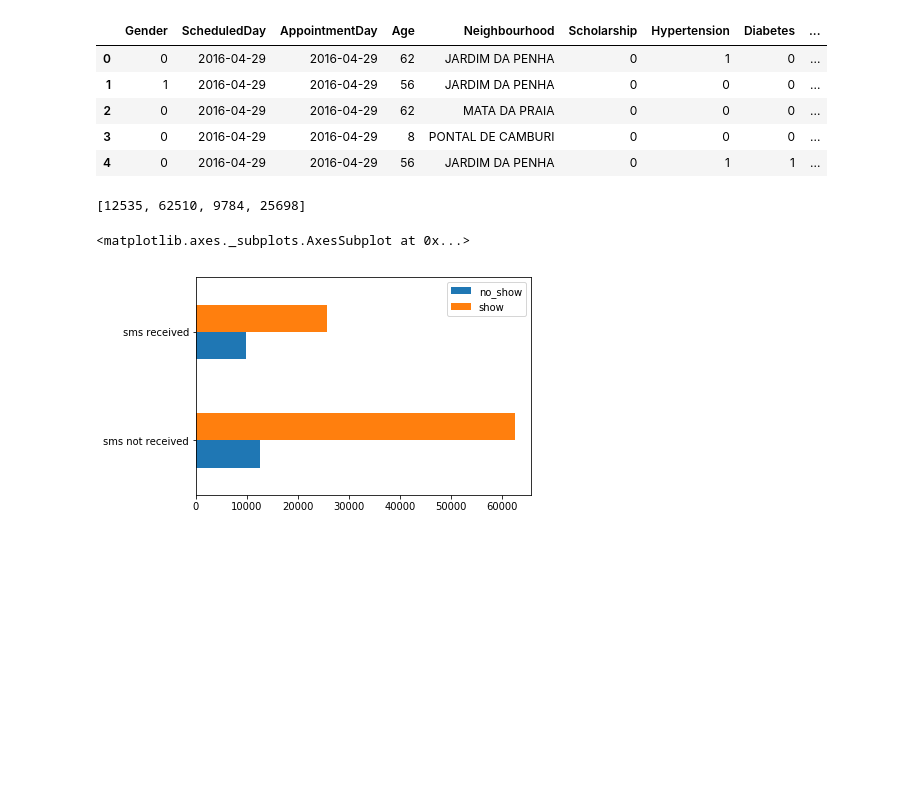
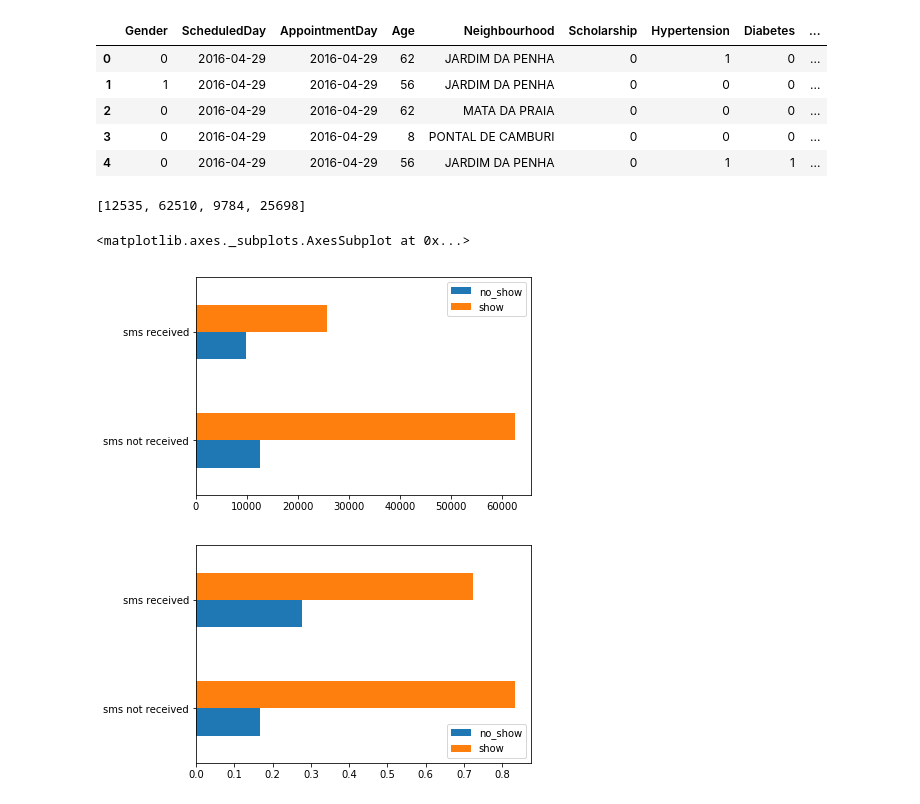
Before and after one commit to silicon-valley-gods-eye/Medical-Appointment-No-Shows, a Jupyter notebook: main.ipynb, the cells around one changed output. Cells and saved outputs as stored; diff of their text form; code cells hidden in the pictures; blank space fills up the shorter version.

```diff
--- a/main.ipynb
+++ b/main.ipynb
@@ -59,25 +59,36 @@ Unique Values in `NoShow` => [0 1]
 # %%
 sms = df['SMSReceived'].tolist()
 noshow = df['NoShow'].tolist()
 
 sms_noshow_list = []
 for i in range(len(df)):
     sms_noshow_list.append((sms[i], noshow[i]))
 np.array(sms_noshow_list)
 
 no_sms_noshow = sms_noshow_list.count((0,1))
 no_sms_show = sms_noshow_list.count((0,0))
 sms_noshow = sms_noshow_list.count((1,1))
 sms_show = sms_noshow_list.count((1,0))
 print([no_sms_noshow, no_sms_show, sms_noshow, sms_show])
 
 sms_df = pd.DataFrame({'no_show':[no_sms_noshow, sms_noshow], 'show':[no_sms_show, sms_show]},
                       index=['sms not received', 'sms received'])
 sms_df.plot(kind='barh')
+
+# 비율로 구하기
+no_sms_noshow_r = no_sms_noshow / (no_sms_noshow + no_sms_show)
+no_sms_show_r = no_sms_show / (no_sms_noshow + no_sms_show)
+sms_noshow_r = sms_noshow / (sms_noshow + sms_show)
+sms_show_r = sms_show / (sms_noshow + sms_show)
+
+sms_df = pd.DataFrame({'no_show':[no_sms_noshow_r, sms_noshow_r], 'show':[no_sms_show_r, sms_show_r]},
+                      index=['sms not received', 'sms received'])
+sms_df.plot(kind='barh')
 # %% [output]
 [12535, 62510, 9784, 25698]
 <matplotlib.axes._subplots.AxesSubplot at 0x...>
 [figure]
+[figure, added]
 # %%
 gender = df['Gender'].tolist()
 noshow = df['NoShow'].tolist()
```
Also changed, not shown: parts of 4 cells of this notebook.
